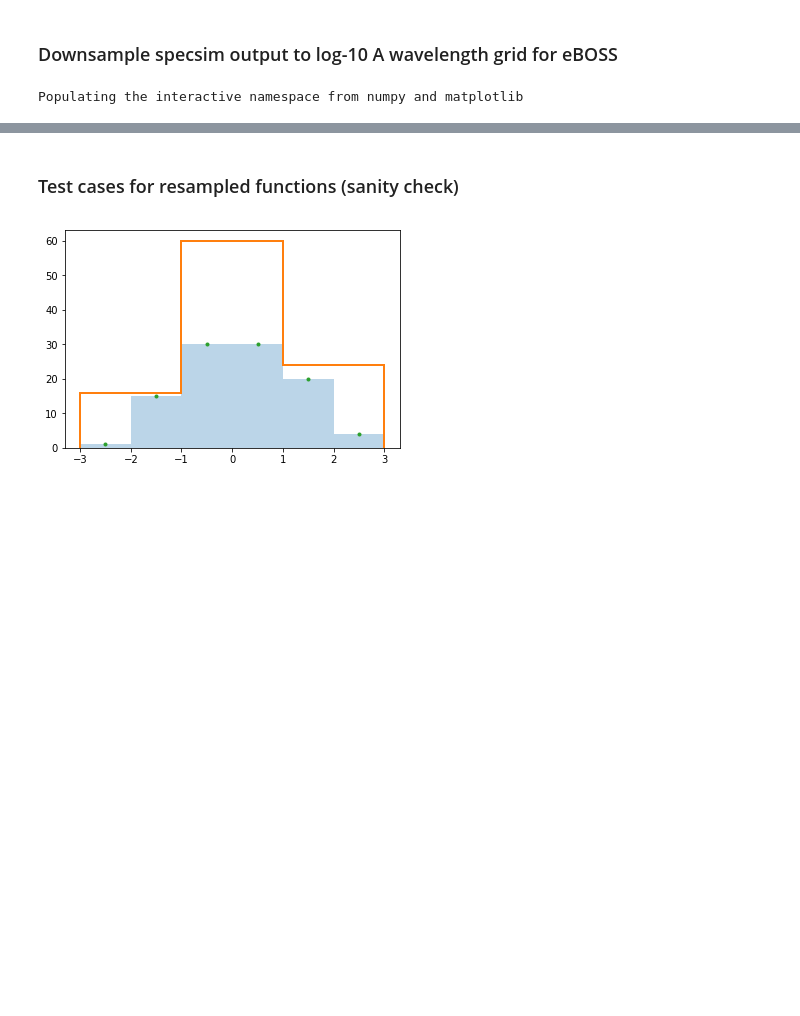
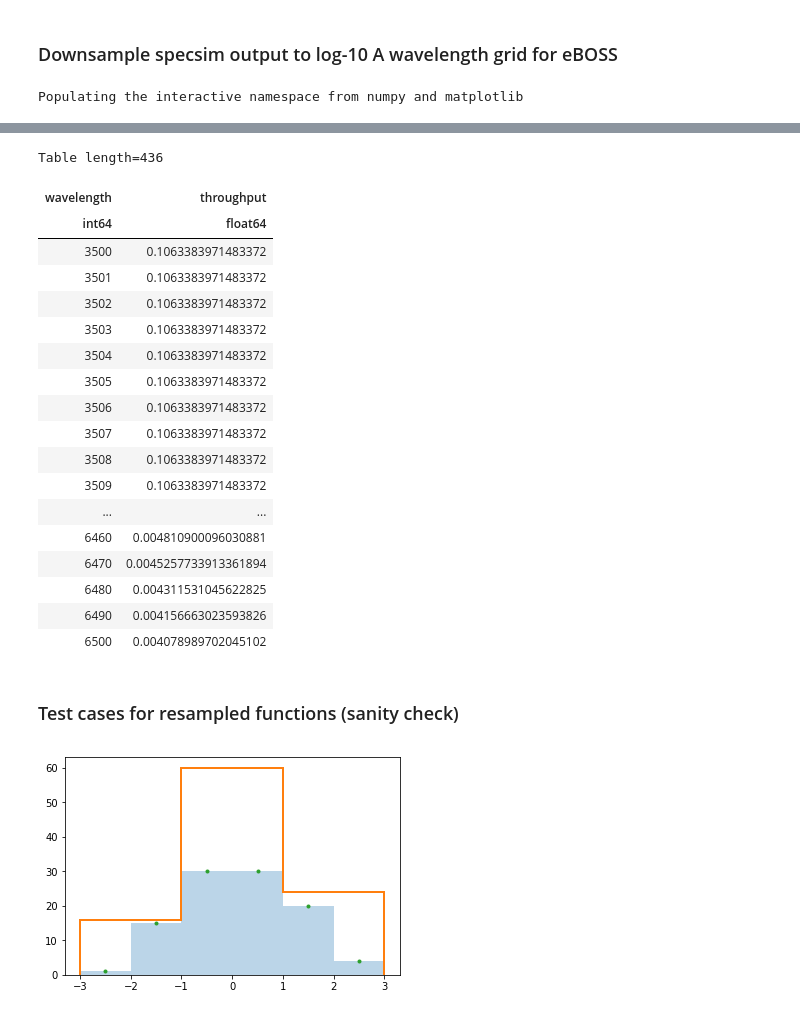
Before and after one commit to belaa/specsim-for-eboss, a Jupyter notebook: downsample_to_eBOSS_grid.ipynb, the cells around one changed output, grey strips where cells are left out. Drawn from its saved outputs; the diff is of its cells as text; code cells hidden in the pictures; blank space fills up the shorter version.

```diff
--- a/downsample_to_eBOSS_grid.ipynb
+++ b/downsample_to_eBOSS_grid.ipynb
@@ -21,3 +208,25 @@ b_flux, r_flux = blue_output['observed_flux'], red_output['observed_flux']
+# %%
+Table.read('/Users/belaabolfathi/desi/code/specsim/specsim/data/sdss/eboss-thru-b.fits', format='fits')
+# %% [output]
+Table length=436
+| wavelength | throughput |
+| int64 | float64 |
+| 3500 | 0.1063383971483372 |
+| 3501 | 0.1063383971483372 |
+| 3502 | 0.1063383971483372 |
+| 3503 | 0.1063383971483372 |
+| 3504 | 0.1063383971483372 |
+| 3505 | 0.1063383971483372 |
+| 3506 | 0.1063383971483372 |
+| 3507 | 0.1063383971483372 |
+| 3508 | 0.1063383971483372 |
+| 3509 | 0.1063383971483372 |
+| ... | ... |
+| 6460 | 0.004810900096030881 |
+| 6470 | 0.0045257733913361894 |
+| 6480 | 0.004311531045622825 |
+| 6490 | 0.004156663023593826 |
+| 6500 | 0.004078989702045102 |
 # %%
 eboss_wlen = np.load('b_loglam.npy')
 # %% [markdown]
```
Also changed, not shown: parts of 24 cells of this notebook.
